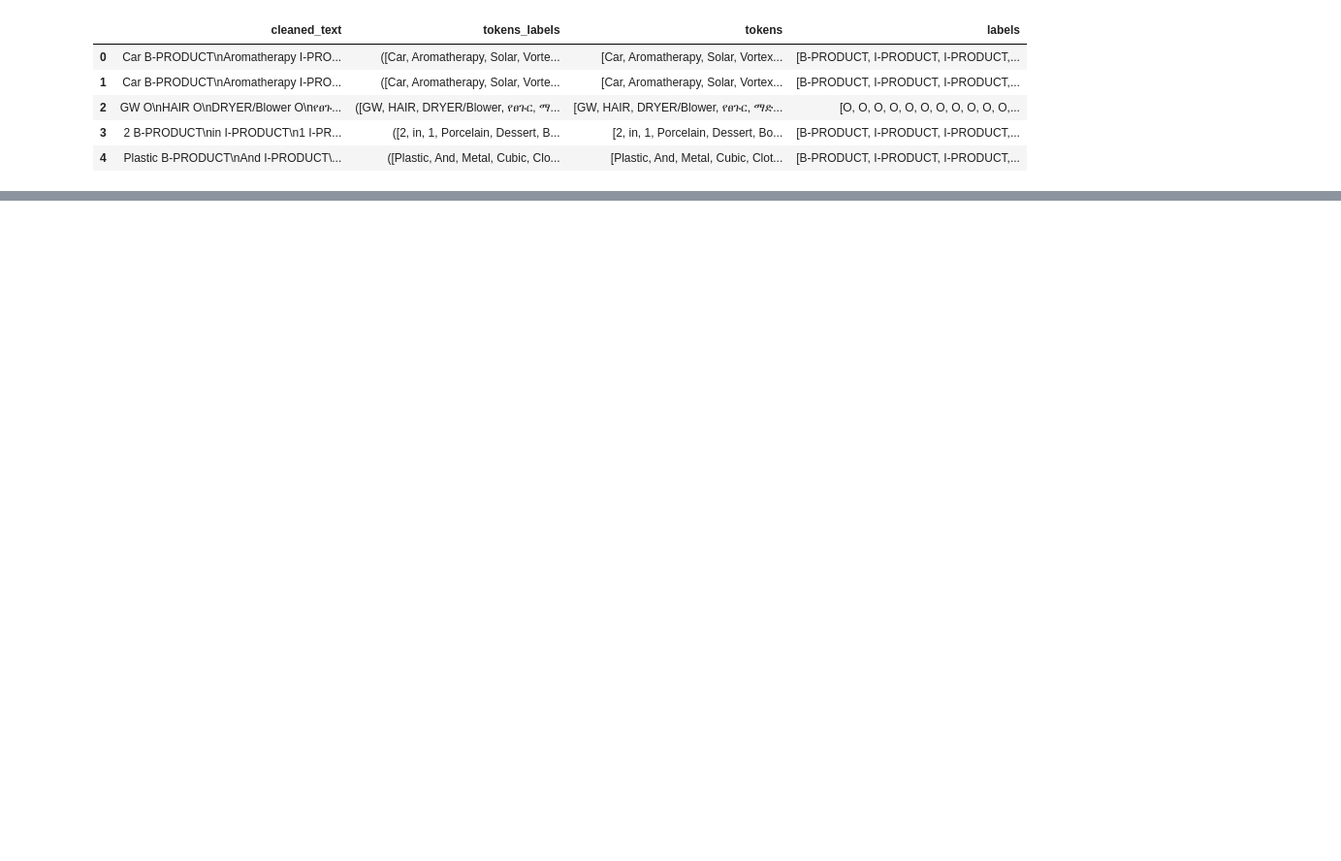
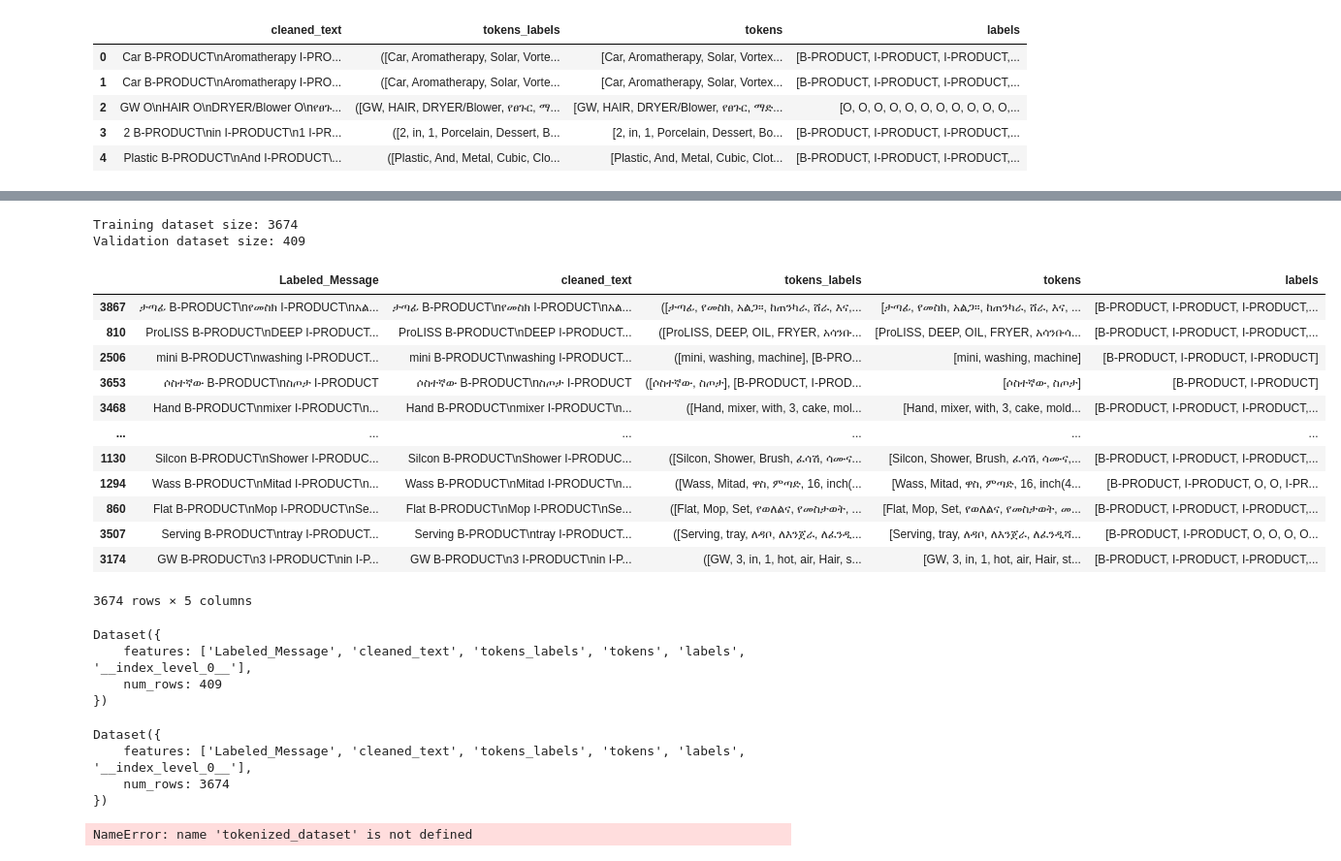
Before and after one commit to Begizew2112/10academyAIMweek-5, a Jupyter notebook: notebook/Fine_Tune_NER_Model .ipynb, the cells around one changed output, grey strips where cells are left out. Shown: that part at 97% size. Cells and saved outputs as stored; diff of their text form; code cells hidden in the pictures; blank space fills up the shorter version.

Commit message:
trying to train the given data

```diff
--- a/notebook/Fine_Tune_NER_Model .ipynb
+++ b/notebook/Fine_Tune_NER_Model .ipynb
@@ -230,0 +217,2 @@ Counter({'O': 82396, 'I-PRODUCT': 14789, 'I-PRICE': 11316, 'B-PRODUCT': 4066, 'I
+# %%
+df1 = df
@@ -230,0 +295,47 @@ Counter({'O': 82396, 'I-PRODUCT': 14789, 'I-PRICE': 11316, 'B-PRODUCT': 4066, 'I
+# %%
+from sklearn.model_selection import train_test_split
+from datasets import Dataset
+
+# Assuming df1 is your DataFrame containing the tokenized data
+train_df, val_df = train_test_split(df1, test_size=0.1, random_state=42)  # 10% for validation
+
+# Convert DataFrames to Hugging Face Datasets
+train_dataset = Dataset.from_pandas(train_df)
+val_dataset = Dataset.from_pandas(val_df)
+
+# Check the datasets
+print(f"Training dataset size: {len(train_dataset)}")
+print(f"Validation dataset size: {len(val_dataset)}")
+# %% [output]
+Training dataset size: 3674
+Validation dataset size: 409
+# %%
+train_df
+# %% [output]
+|  | Labeled_Message | cleaned_text | tokens_labels | tokens | labels |
+| 3867 | ታጣፊ B-PRODUCT\nየመስክ I-PRODUCT\nአል... | ታጣፊ B-PRODUCT\nየመስክ I-PRODUCT\nአል... | ([ታጣፊ, የመስክ, አልጋ።, ከጠንካራ, ሸራ, እና,... | [ታጣፊ, የመስክ, አልጋ።, ከጠንካራ, ሸራ, እና, ... | [B-PRODUCT, I-PRODUCT, I-PRODUCT,... |
+| 810 | ProLISS B-PRODUCT\nDEEP I-PRODUCT... | ProLISS B-PRODUCT\nDEEP I-PRODUCT... | ([ProLISS, DEEP, OIL, FRYER, አሳንቡ... | [ProLISS, DEEP, OIL, FRYER, አሳንቡሳ... | [B-PRODUCT, I-PRODUCT, I-PRODUCT,... |
+| 2506 | mini B-PRODUCT\nwashing I-PRODUCT... | mini B-PRODUCT\nwashing I-PRODUCT... | ([mini, washing, machine], [B-PRO... | [mini, washing, machine] | [B-PRODUCT, I-PRODUCT, I-PRODUCT] |
+| 3653 | ሶስተኛው B-PRODUCT\nስጦታ I-PRODUCT | ሶስተኛው B-PRODUCT\nስጦታ I-PRODUCT | ([ሶስተኛው, ስጦታ], [B-PRODUCT, I-PROD... | [ሶስተኛው, ስጦታ] | [B-PRODUCT, I-PRODUCT] |
+| 3468 | Hand B-PRODUCT\nmixer I-PRODUCT\n... | Hand B-PRODUCT\nmixer I-PRODUCT\n... | ([Hand, mixer, with, 3, cake, mol... | [Hand, mixer, with, 3, cake, mold... | [B-PRODUCT, I-PRODUCT, I-PRODUCT,... |
+| ... | ... | ... | ... | ... | ... |
+| 1130 | Silcon B-PRODUCT\nShower I-PRODUC... | Silcon B-PRODUCT\nShower I-PRODUC... | ([Silcon, Shower, Brush, ፈሳሽ, ሳሙና... | [Silcon, Shower, Brush, ፈሳሽ, ሳሙና,... | [B-PRODUCT, I-PRODUCT, I-PRODUCT,... |
+| 1294 | Wass B-PRODUCT\nMitad I-PRODUCT\n... | Wass B-PRODUCT\nMitad I-PRODUCT\n... | ([Wass, Mitad, ዋስ, ምጣድ, 16, inch(... | [Wass, Mitad, ዋስ, ምጣድ, 16, inch(4... | [B-PRODUCT, I-PRODUCT, O, O, I-PR... |
+| 860 | Flat B-PRODUCT\nMop I-PRODUCT\nSe... | Flat B-PRODUCT\nMop I-PRODUCT\nSe... | ([Flat, Mop, Set, የወለልና, የመስታወት, ... | [Flat, Mop, Set, የወለልና, የመስታወት, መ... | [B-PRODUCT, I-PRODUCT, I-PRODUCT,... |
+| 3507 | Serving B-PRODUCT\ntray I-PRODUCT... | Serving B-PRODUCT\ntray I-PRODUCT... | ([Serving, tray, ለዳቦ, ለእንጀራ, ለፈንዲ... | [Serving, tray, ለዳቦ, ለእንጀራ, ለፈንዲሻ... | [B-PRODUCT, I-PRODUCT, O, O, O, O... |
+| 3174 | GW B-PRODUCT\n3 I-PRODUCT\nin I-P... | GW B-PRODUCT\n3 I-PRODUCT\nin I-P... | ([GW, 3, in, 1, hot, air, Hair, s... | [GW, 3, in, 1, hot, air, Hair, st... | [B-PRODUCT, I-PRODUCT, I-PRODUCT,... |
+3674 rows × 5 columns
+# %%
+val_dataset
+# %% [output]
+Dataset({
+    features: ['Labeled_Message', 'cleaned_text', 'tokens_labels', 'tokens', 'labels', '__index_level_0__'],
+    num_rows: 409
+})
+# %%
+train_dataset
+# %% [output]
+Dataset({
+    features: ['Labeled_Message', 'cleaned_text', 'tokens_labels', 'tokens', 'labels', '__index_level_0__'],
+    num_rows: 3674
+})
@@ -230,0 +367,4 @@ Counter({'O': 82396, 'I-PRODUCT': 14789, 'I-PRICE': 11316, 'B-PRODUCT': 4066, 'I
+# %%
+print(tokenized_dataset.column_names)  # This should show 'input_ids', 'attention_mask', and 'labels'
+# %% [output]
+NameError: name 'tokenized_dataset' is not defined
```
Also changed, not shown: parts of 17 cells of this notebook.
